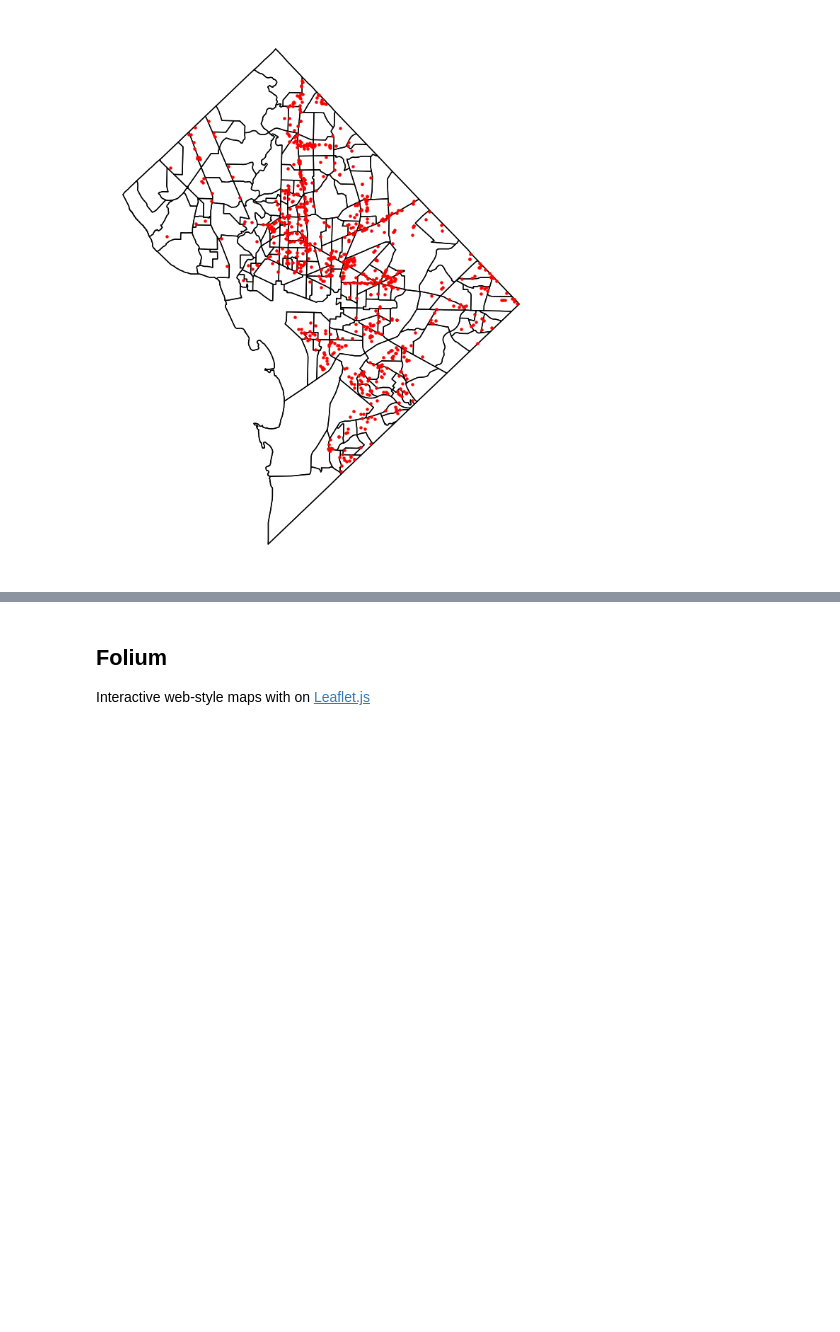
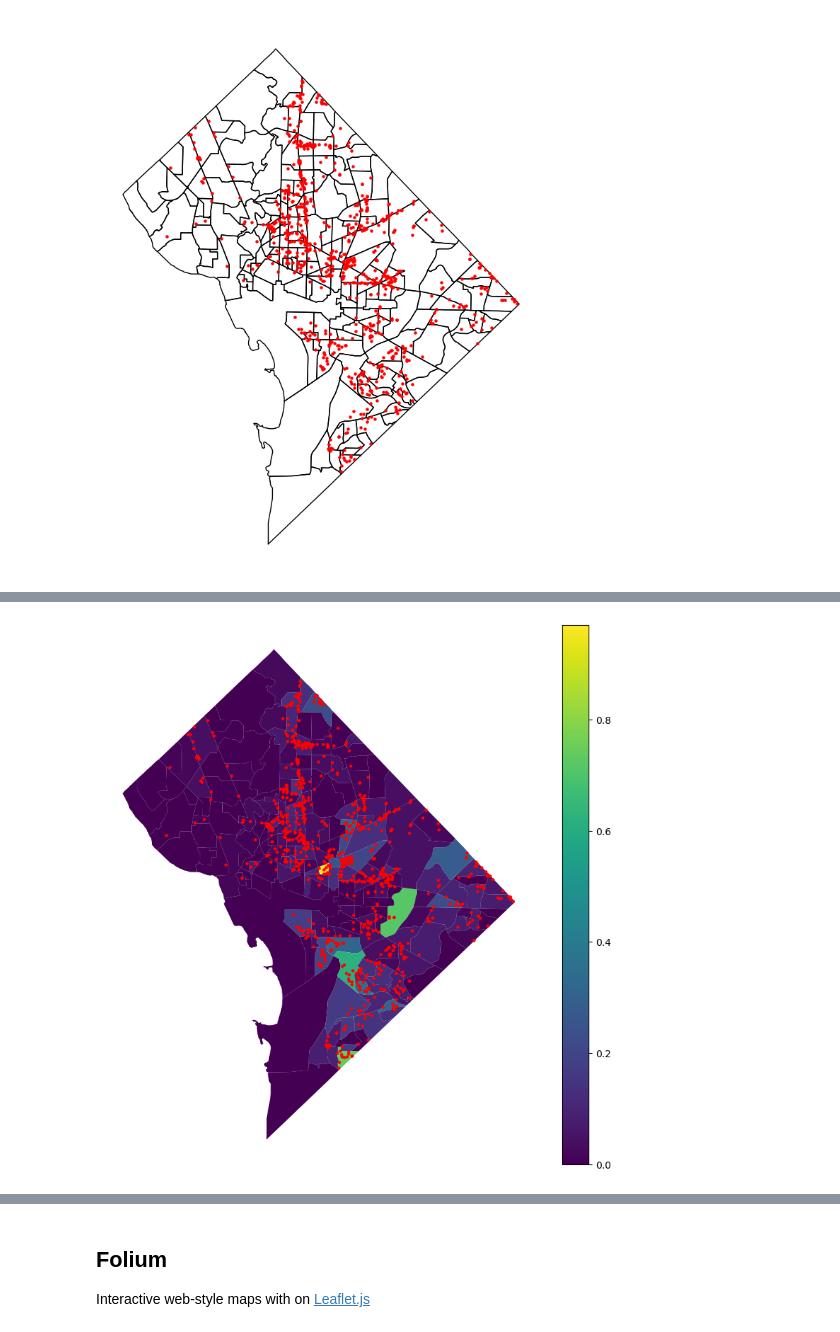
Before and after one commit to ncsg/ursp688y_sp2023, a Jupyter notebook: demos/demo11/demo11.ipynb, the cells around one changed output, grey strips where cells are left out. Saved outputs shown, nothing was run; the diff lists cells and outputs as text; code cells hidden in the pictures; blank space fills up the shorter version.

```diff
--- a/demos/demo11/demo11.ipynb
+++ b/demos/demo11/demo11.ipynb
@@ -45,0 +69,13 @@ plt.show()
+# %%
+tracts['affordable_units_per_pop'] = tracts['TOTAL_AFFORDABLE_UNITS'] / tracts['B01003001']
+# %%
+fig, ax = plt.subplots(figsize=(10, 10))
+ax = tracts.plot(ax=ax, column='affordable_units_per_pop', legend=True)
+affordable_housing.plot(ax=ax, markersize=5, color='r', zorder=1)
+ax.axis('off')
+
+plt.savefig('large_scale_map.eps')
+
+plt.show()
+# %% [output]
+[figure, added]
```
Also changed, not shown: parts of 15 cells of this notebook, 1 other file.
